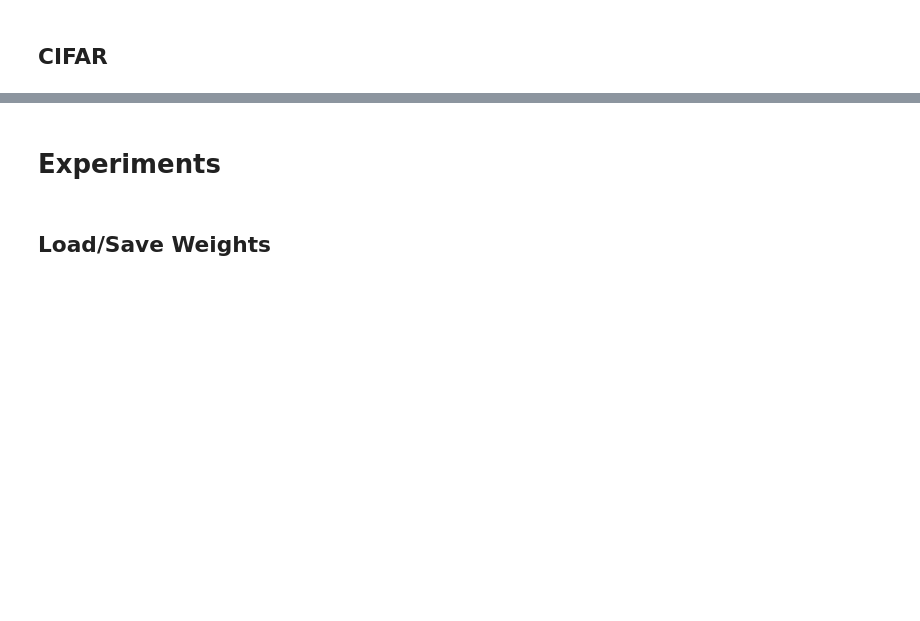
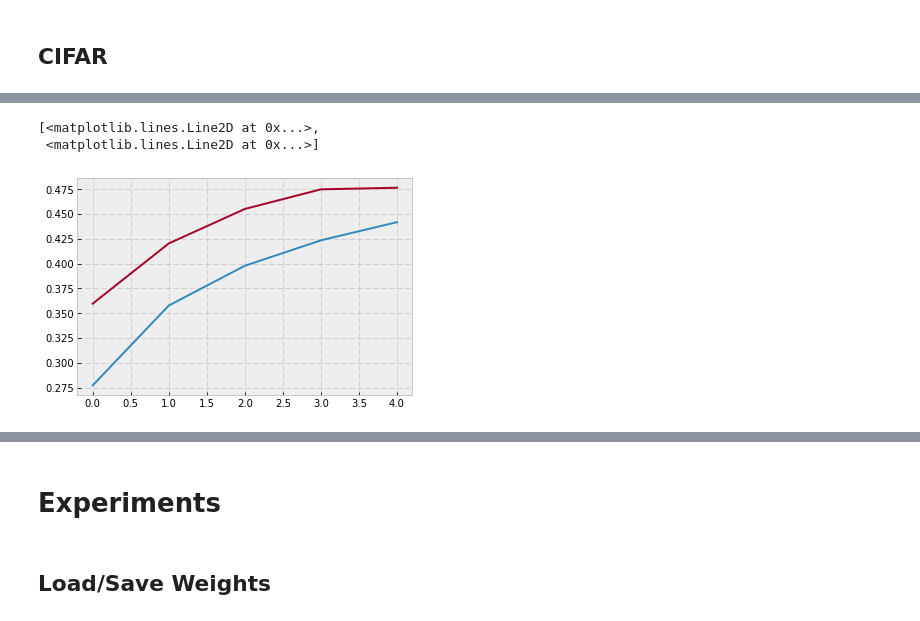
Before and after one commit to bfortuner/pytorch-cheatsheet, a Jupyter notebook: pytorch-cheatsheet.ipynb, the cells around one changed output, grey strips where cells are left out. Cells and saved outputs as stored; diff of their text form; code cells hidden in the pictures; blank space fills up the shorter version.

```diff
--- a/pytorch-cheatsheet.ipynb
+++ b/pytorch-cheatsheet.ipynb
@@ -588,12 +776,14 @@ print('  + Number of params: {}'.format(
 # %%
 train_loss_history = []
+train_acc_history = []
 test_loss_history = []
 test_acc_history = []
 for epoch in range(1, N_EPOCHS+1):
-    train_loss = train(cifarnet, cifar_train_loader, criterion, optimizer, epoch)
-    test_loss, test_acc = get_metrics(cifarnet, cifar_test_loader, criterion)
-    print('Epoch %d, TrainLoss: %.3f, TestLoss: %.3f, TestAcc: %.3f' % (
-        epoch, train_loss, test_loss, test_acc))
-    train_loss_history.append(train_loss)
+    trn_loss, trn_acc = train(cifarnet, cifar_train_loader, criterion, optimizer, epoch)
+    test_loss, test_acc = test(cifarnet, cifar_test_loader, criterion, epoch)
+    print('Epoch %d, TrainLoss: %.3f, TrainAcc: %.3f, TestLoss: %.3f, TestAcc: %.3f' % (
+        epoch, trn_loss, trn_acc, test_loss, test_acc))
+    train_loss_history.append(trn_loss)
     test_loss_history.append(test_loss)
+    train_acc_history.append(trn_acc)
     test_acc_history.append(test_acc)
@@ -602,4 +802,8 @@ plt.plot(np.stack([train_loss_history, test_loss_history],1))
 # %%
-plt.plot(test_acc_history)
+plt.plot(np.stack([train_acc_history, test_acc_history], 1))
+# %% [output]
+[<matplotlib.lines.Line2D at 0x...>,
+ <matplotlib.lines.Line2D at 0x...>]
+[figure, added]
 # %%
 visualize_preds(cifarnet, cifar_test_loader, CIFAR_CLASS_NAMES, CIFAR_MEAN, CIFAR_STD, 6)
```
Also changed, not shown: parts of 72 cells of this notebook.
